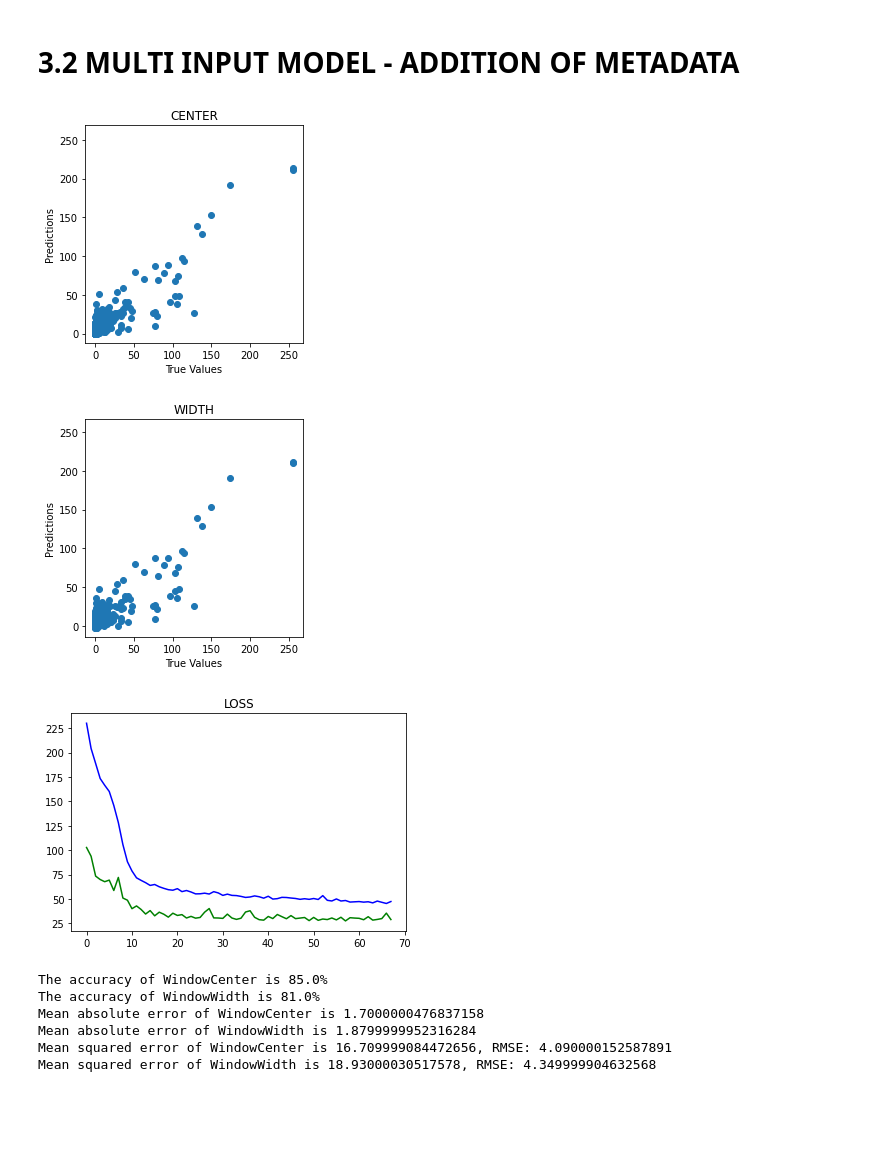
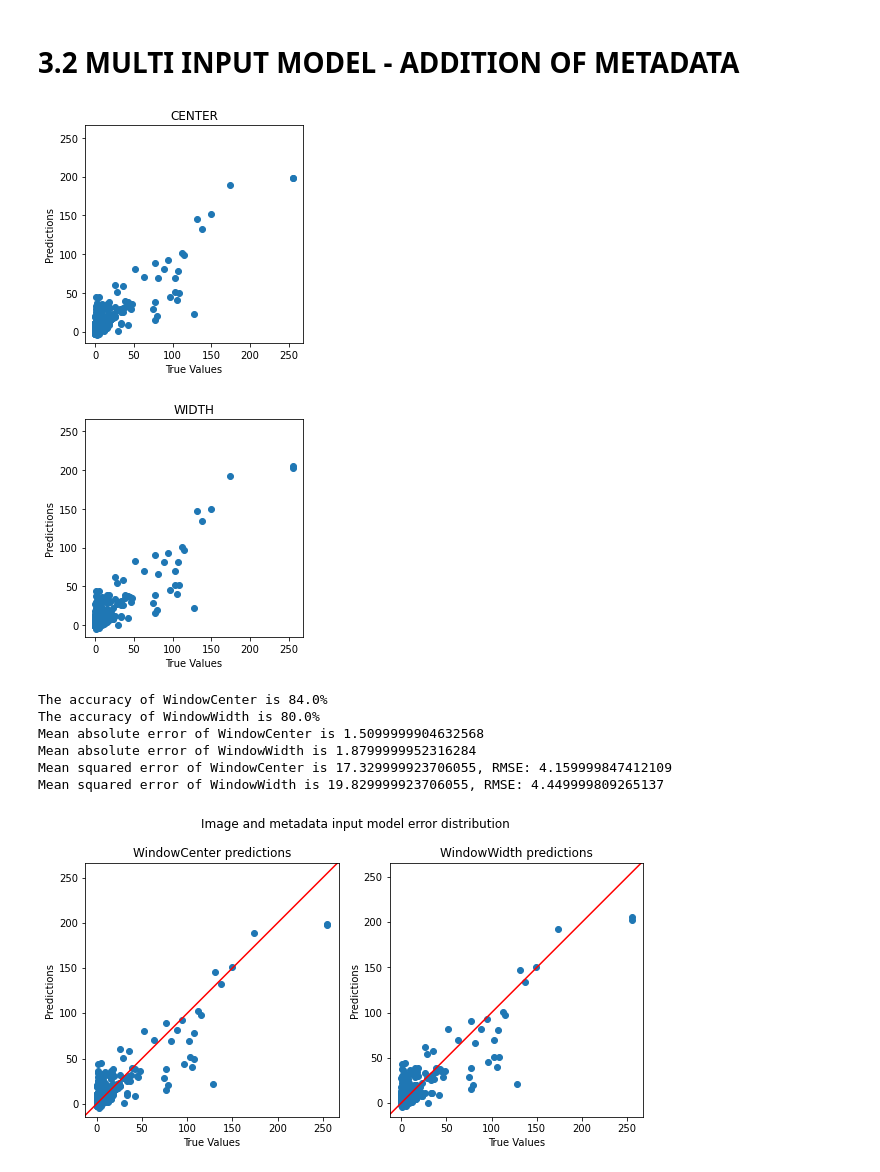
Before and after one commit to nbakotic/zavrsni, a Jupyter notebook: ICECME.ipynb, the cells around one changed output. Cells and saved outputs as stored; diff of their text form; code cells hidden in the pictures; blank space fills up the shorter version.

```diff
--- a/ICECME.ipynb
+++ b/ICECME.ipynb
@@ -606,9 +714,6 @@ test_width = y_test[1]
 # difference between true and predicted values
 plot_diff(test_center, center_pred, title='CENTER')
 plot_diff(test_width, width_pred, title='WIDTH')
-
-# plot loss
-plot_metrics(mi_history, metric_name='loss', title='LOSS')
 
 # calculate and print metrics
 mi_score_center = r2_score(test_center, center_pred.reshape(-1))
@@ -626,15 +731,18 @@ print("Mean squared error of WindowCenter is {}, RMSE: {}".format(round(mi_mse_c
 mi_mse_width = mean_squared_error(test_width, width_pred.reshape(-1))
 print("Mean squared error of WindowWidth is {}, RMSE: {}".format(round(mi_mse_width, 2), round(np.sqrt(mi_mse_width), 2)))
 # %% [output]
-[figure, old version]
+[figure, new version]
-[figure, old version]
+[figure, new version]
-[figure, removed]
-The accuracy of WindowCenter is 85.0%
-The accuracy of WindowWidth is 81.0%
-Mean absolute error of WindowCenter is 1.7000000476837158
+The accuracy of WindowCenter is 84.0%
+The accuracy of WindowWidth is 80.0%
+Mean absolute error of WindowCenter is 1.5099999904632568
 Mean absolute error of WindowWidth is 1.8799999952316284
-Mean squared error of WindowCenter is 16.709999084472656, RMSE: 4.090000152587891
-Mean squared error of WindowWidth is 18.93000030517578, RMSE: 4.349999904632568
+Mean squared error of WindowCenter is 17.329999923706055, RMSE: 4.159999847412109
+Mean squared error of WindowWidth is 19.829999923706055, RMSE: 4.449999809265137
+# %%
+plot_results(test_center, center_pred, test_width, width_pred, "Image and metadata input model error distribution")
+# %% [output]
+[figure, added]
 # %%
 # save model
 #mi_model.save('./mi_model/', save_format='tf')
```
Also changed, not shown: parts of 10 cells of this notebook, 10 other files.
